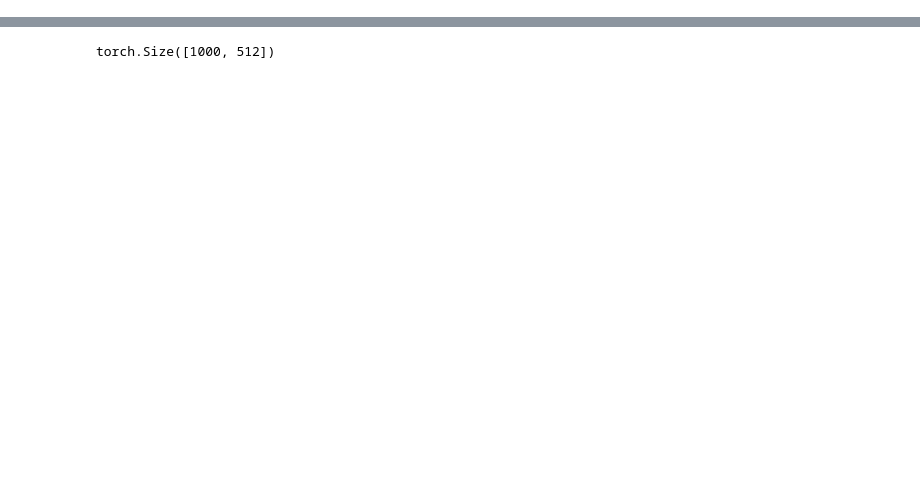
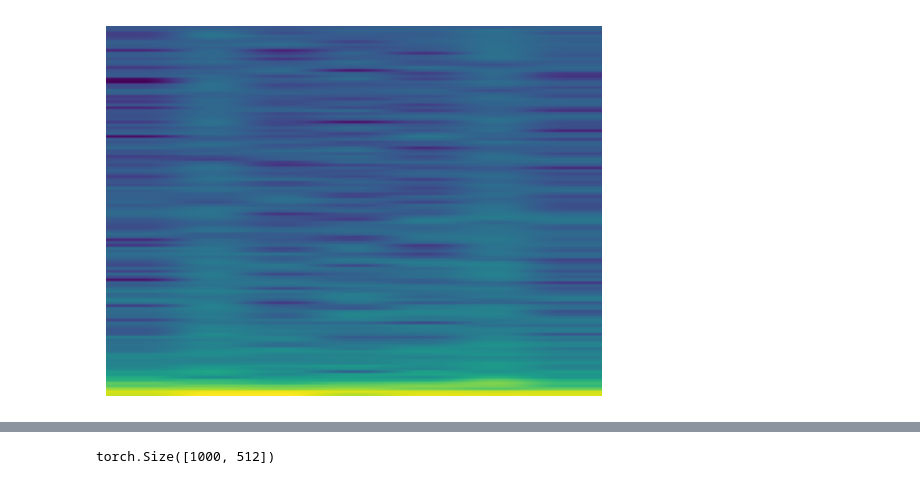
Before and after one commit to erlendlokna/CV-SSL-VQVAE-Framework, a Jupyter notebook: test.ipynb, the cells around one changed output, grey strips where cells are left out. Cells and saved outputs as stored; diff of their text form; code cells hidden in the pictures; blank space fills up the shorter version.

```diff
--- a/test.ipynb
+++ b/test.ipynb
@@ -52,0 +82,6 @@ x2 = x2.squeeze(1)
+# %%
+plt.specgram(x1[j])
+plt.axis('off')
+plt.savefig("spectogram.png", transparent=True)
+# %% [output]
+[figure, added]
```
Also changed, not shown: parts of 9 cells of this notebook, 29 other files.
